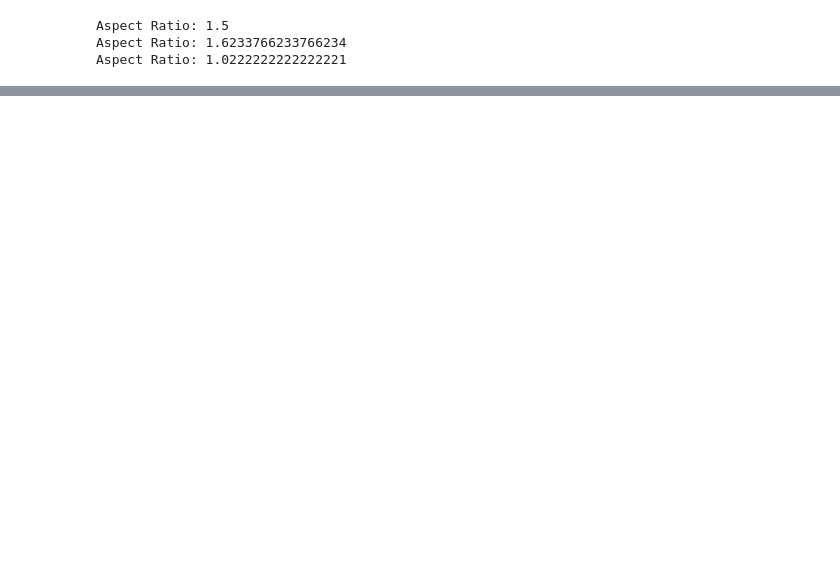
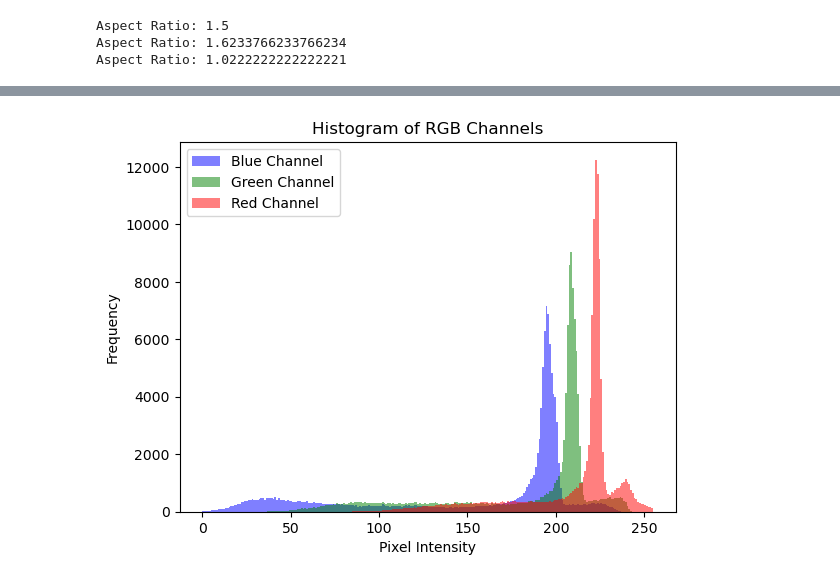
Before and after one commit to AnitaRostami/OpenCVExplorer, a Jupyter notebook: OpenCV.ipynb, the cells around one changed output, grey strips where cells are left out. Cells and saved outputs as stored; diff of their text form; code cells hidden in the pictures; blank space fills up the shorter version.

```diff
--- a/OpenCV.ipynb
+++ b/OpenCV.ipynb
@@ -1393,0 +1439,36 @@ Aspect Ratio: 1.0222222222222221
+# %%
+# Load and resize image
+img = cv2.imread('orange2.jpg')
+if img is None:
+    print("Error: Could not load image 'orange2.jpg'")
+    exit()
+img = cv2.resize(img, (400, 300))
+
+# Split into B, G, R channels
+b, g, r = cv2.split(img)
+
+# Display images
+cv2.imshow("Image", img)
+cv2.imshow("Blue Channel", b)
+cv2.imshow("Green Channel", g)
+cv2.imshow("Red Channel", r)
+cv2.resizeWindow("Image", 400, 300)
+cv2.resizeWindow("Blue Channel", 400, 300)
+cv2.resizeWindow("Green Channel", 400, 300)
+cv2.resizeWindow("Red Channel", 400, 300)
+
+# Plot histograms for B, G, R channels
+plt.hist(b.ravel(), bins=256, range=(0, 255), color='blue', alpha=0.5, label='Blue Channel')
+plt.hist(g.ravel(), bins=256, range=(0, 255), color='green', alpha=0.5, label='Green Channel')
+plt.hist(r.ravel(), bins=256, range=(0, 255), color='red', alpha=0.5, label='Red Channel')
+plt.xlabel('Pixel Intensity')
+plt.ylabel('Frequency')
+plt.title('Histogram of RGB Channels')
+plt.legend()
+plt.show()
+
+# Wait for keypress and close windows
+cv2.waitKey(0)
+cv2.destroyAllWindows()
+# %% [output]
+[figure, added]
```
Also changed, not shown: parts of 8 cells of this notebook, 2 other files.
